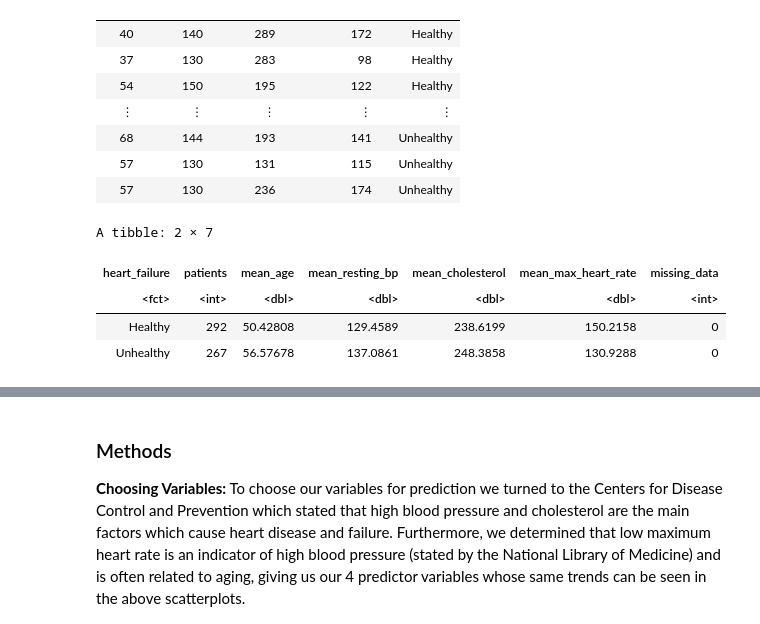
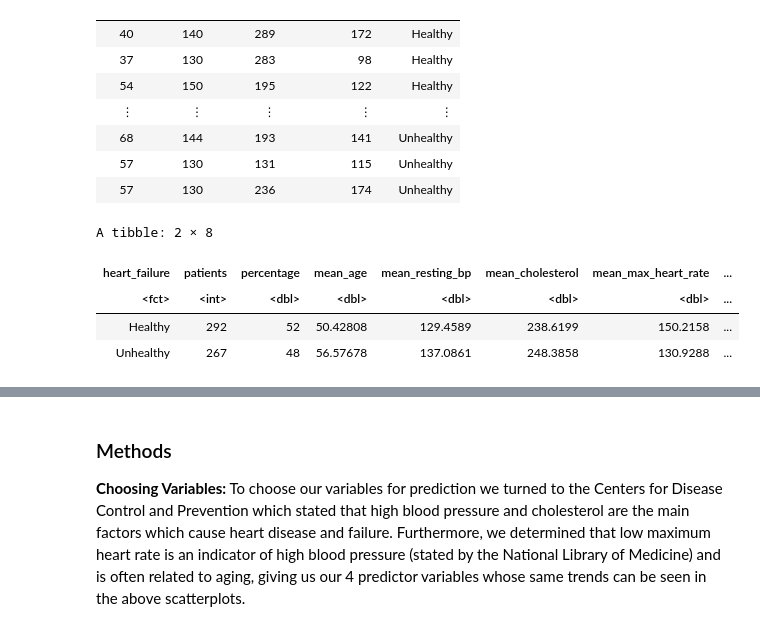
Before and after one commit to hamin2006/Group_Project_7, a Jupyter notebook: project_proposal_group7.ipynb, the cells around one changed output, grey strips where cells are left out. Cells and saved outputs as stored; diff of their text form; code cells hidden in the pictures.

```diff
--- a/project_proposal_group7.ipynb
+++ b/project_proposal_group7.ipynb
@@ -76,21 +76,22 @@ A tibble: 559 × 5
 # %%
 #summarization of training data
 heart_training_summary <- heart_training |>
     group_by(heart_failure) |>
     summarize (patients = n(),
+               percentage = round(n() / nrow(heart_training) * 100, 0),
               mean_age = mean(age),
               mean_resting_bp = mean(resting_bp),
               mean_cholesterol = mean(cholesterol),
               mean_max_heart_rate = mean(max_heart_rate),
-              missing_data = sum(is.na(heart_failure)) + sum(is.na(age)) + sum(is.na(resting_bp)) + sum(is.na(cholesterol)) + sum(is.na(max_heart_rate)))
+              missing_data = sum(is.na(age)) + sum(is.na(resting_bp)) + sum(is.na(cholesterol)) + sum(is.na(max_heart_rate)) + sum(is.na(heart_failure)))
 
 heart_training_summary
 # %% [output]
-A tibble: 2 × 7
+A tibble: 2 × 8
-| heart_failure | patients | mean_age | mean_resting_bp | mean_cholesterol | mean_max_heart_rate | missing_data |
-| <fct> | <int> | <dbl> | <dbl> | <dbl> | <dbl> | <int> |
-| Healthy | 292 | 50.42808 | 129.4589 | 238.6199 | 150.2158 | 0 |
-| Unhealthy | 267 | 56.57678 | 137.0861 | 248.3858 | 130.9288 | 0 |
+| heart_failure | patients | percentage | mean_age | mean_resting_bp | mean_cholesterol | mean_max_heart_rate | ... |
+| <fct> | <int> | <dbl> | <dbl> | <dbl> | <dbl> | <dbl> | ... |
+| Healthy | 292 | 52 | 50.42808 | 129.4589 | 238.6199 | 150.2158 | ... |
+| Unhealthy | 267 | 48 | 56.57678 | 137.0861 | 248.3858 | 130.9288 | ... |
 # %%
 options(repr.plot.height = 6, repr.plot.width = 6)
 plot1 <- ggplot(heart_training, aes(x = age, y = resting_bp, colour = heart_failure)) +
```
Also changed, not shown: parts of 1 cell of this notebook.
